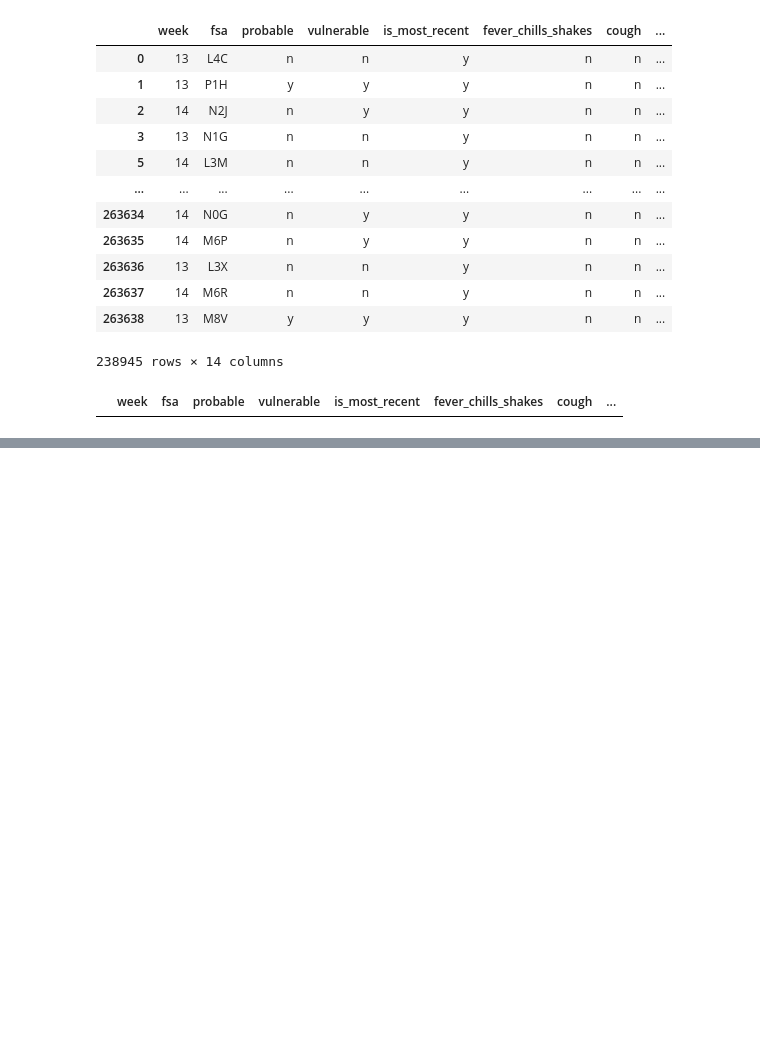
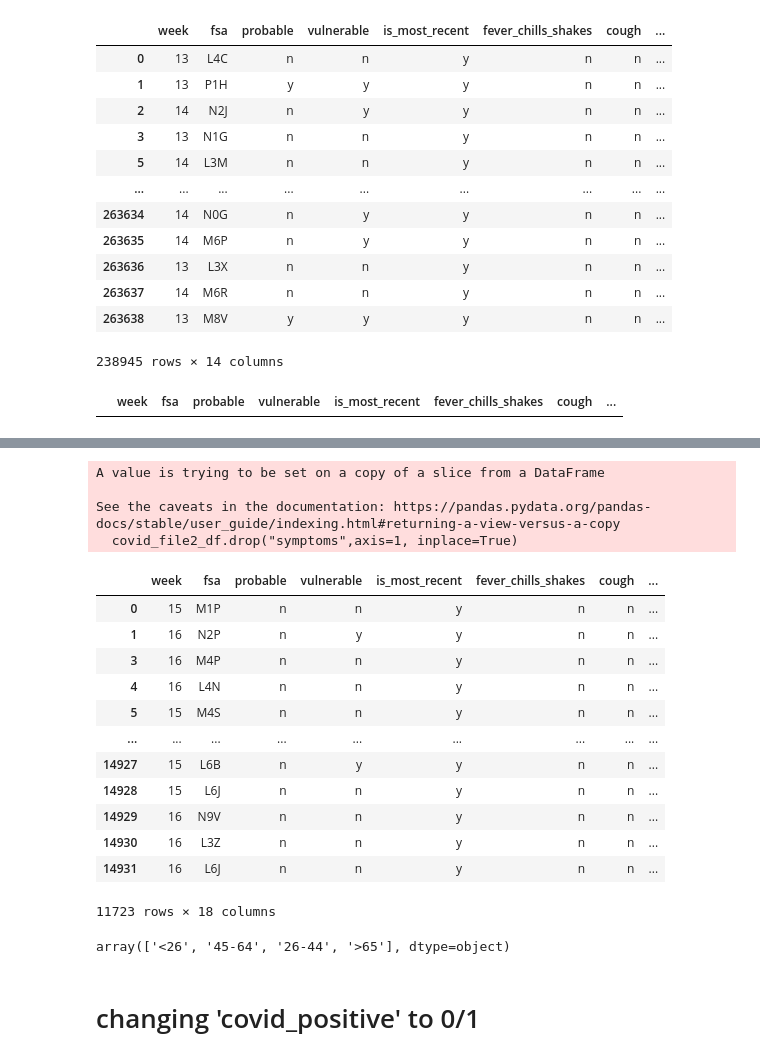
Before and after one commit to neeturathaur-sys/Team8_PyMaster_PythonHackathon_December25, a Jupyter notebook: Neetu/Team8_PyMater_Cleaning.ipynb, the cells around one changed output, grey strips where cells are left out. Cells and saved outputs as stored; diff of their text form; code cells hidden in the pictures; blank space fills up the shorter version.

```diff
--- a/Team8_PyMater_Cleaning.ipynb
+++ b/Neetu/Team8_PyMater_Cleaning.ipynb
@@ -210,2 +178,25 @@ memory usage: 1.6+ MB
+# %%
+def add_date_from_week(df, iso_year=2020, week_col="week"):
+    """
+    Adds 'iso_year' and 'date_from_week' columns to a DataFrame.
+
+    Parameters:
+    df (pd.DataFrame): Input DataFrame with a column containing ISO week numbers
+    iso_year (int): Year to associate with the ISO weeks (default 2020)
+    week_col (str): Name of the column with ISO week numbers (default 'week')
+
+    Returns:
+    pd.DataFrame: DataFrame with 'iso_year' and 'date_from_week' columns added
+    """
+    df = df.copy()
+    df["iso_year"] = iso_year
+    df["date_from_week"] = pd.to_datetime(
+        df["iso_year"].astype(str)
+        + "-W"
+        + df[week_col].astype(str).str.zfill(2)
+        + "-1",  # Monday of the week
+        format="%G-W%V-%u"
+    )
+    return df
 # %%
 #Created date column from week for time based analysis
@@ -273,0 +275,33 @@ covid_file2_df["ethnicity"] = covid_file2_df["ethnicity"].fillna("Unknown")
+# %%
+covid_file2_df.drop("symptoms",axis=1, inplace=True)
+# %% [output]
+A value is trying to be set on a copy of a slice from a DataFrame
+
+See the caveats in the documentation: https://pandas.pydata.org/pandas-docs/stable/user_guide/indexing.html#returning-a-view-versus-a-copy
+  covid_file2_df.drop("symptoms",axis=1, inplace=True)
+# %%
+covid_file2_df = add_date_from_week(covid_file2_df)
+covid_file2_df
+# %% [output]
+|  | week | fsa | probable | vulnerable | is_most_recent | fever_chills_shakes | cough | ... |
+| 0 | 15 | M1P | n | n | y | n | n | ... |
+| 1 | 16 | N2P | n | y | y | n | n | ... |
+| 3 | 16 | M4P | n | n | y | n | n | ... |
+| 4 | 16 | L4N | n | n | y | n | n | ... |
+| 5 | 15 | M4S | n | n | y | n | n | ... |
+| ... | ... | ... | ... | ... | ... | ... | ... | ... |
+| 14927 | 15 | L6B | n | y | y | n | n | ... |
+| 14928 | 15 | L6J | n | n | y | n | n | ... |
+| 14929 | 16 | N9V | n | n | y | n | n | ... |
+| 14930 | 16 | L3Z | n | n | y | n | n | ... |
+| 14931 | 16 | L6J | n | n | y | n | n | ... |
+11723 rows × 18 columns
+# %%
+covid_file3_df['age_1'].unique()
+#covid_file3_df[covid_file3_df['covid_positive']=='positively']
+#covid_file3_df['covid_results_date'].unique()
+#covid_file3_df[covid_file3_df['covid_results_date'].notnull]
+# %% [output]
+array(['<26', '45-64', '26-44', '>65'], dtype=object)
+# %% [markdown]
+# changing 'covid_positive' to 0/1
```
Also changed, not shown: parts of 9 cells of this notebook, 4 other files.
